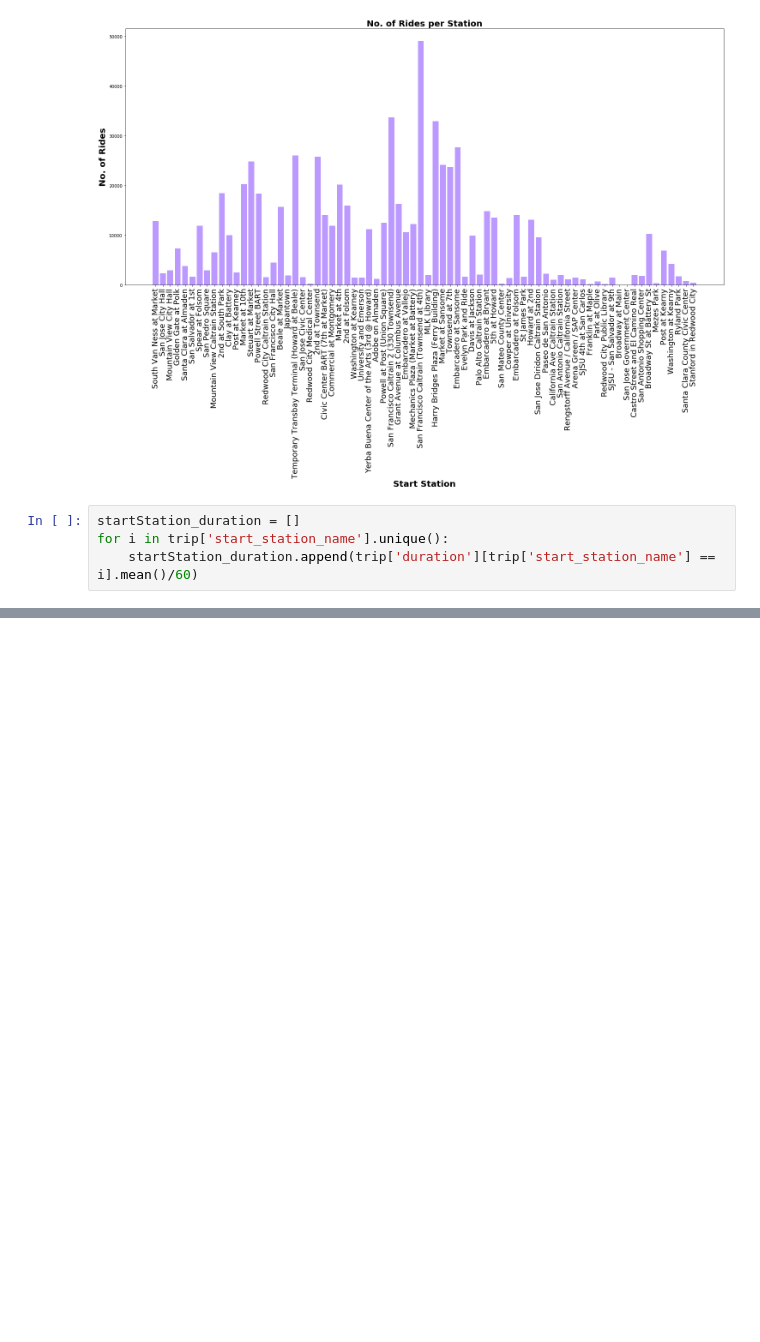
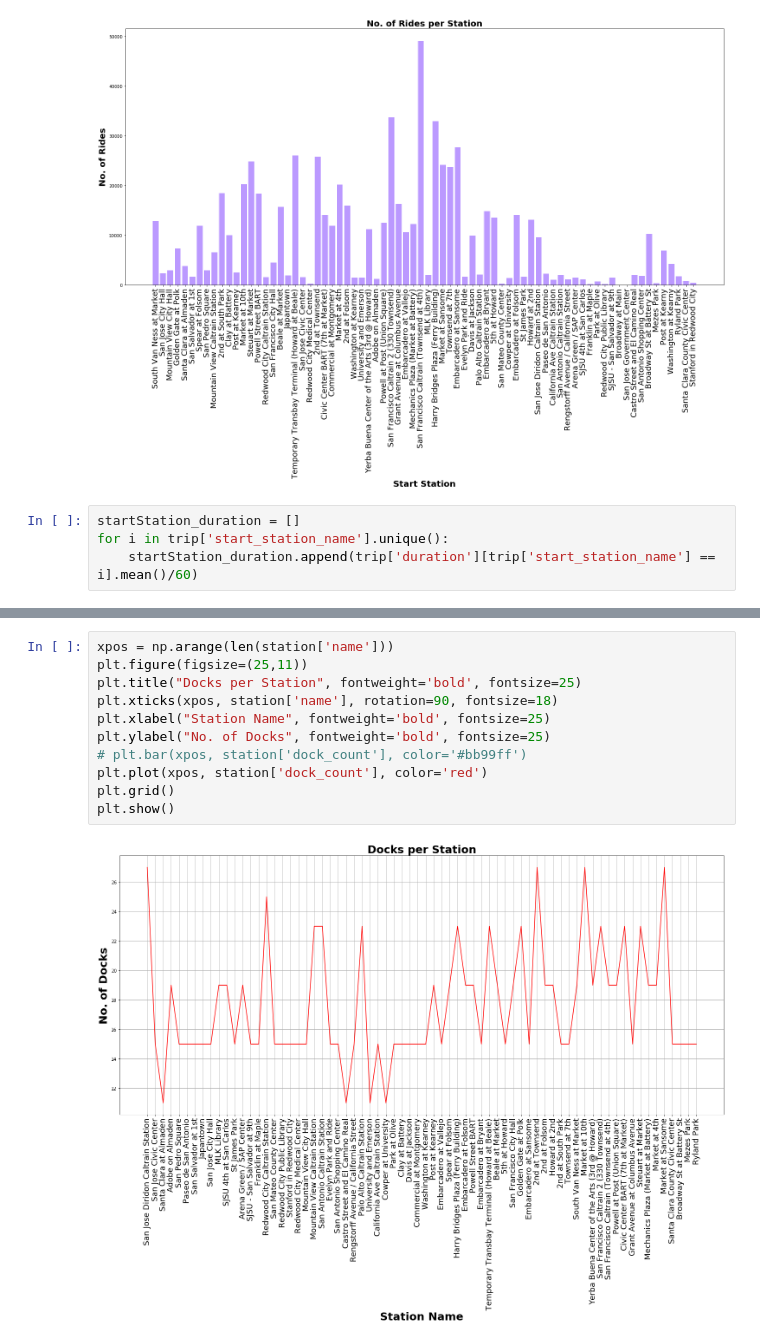
Before and after one commit to senapati-deepak/bay_area_bike_share, a Jupyter notebook: analysis.ipynb, the cells around one changed output, grey strips where cells are left out. Cells and saved outputs as stored; diff of their text form; blank space fills up the shorter version.

```diff
--- a/analysis.ipynb
+++ b/analysis.ipynb
@@ -293,0 +317,13 @@ plt.show()
+# %%
+xpos = np.arange(len(station['name']))
+plt.figure(figsize=(25,11))
+plt.title("Docks per Station", fontweight='bold', fontsize=25)
+plt.xticks(xpos, station['name'], rotation=90, fontsize=18)
+plt.xlabel("Station Name", fontweight='bold', fontsize=25)
+plt.ylabel("No. of Docks", fontweight='bold', fontsize=25)
+# plt.bar(xpos, station['dock_count'], color='#bb99ff')
+plt.plot(xpos, station['dock_count'], color='red')
+plt.grid()
+plt.show()
+# %% [output]
+[figure, added]
```
Also changed, not shown: parts of 9 cells of this notebook.
